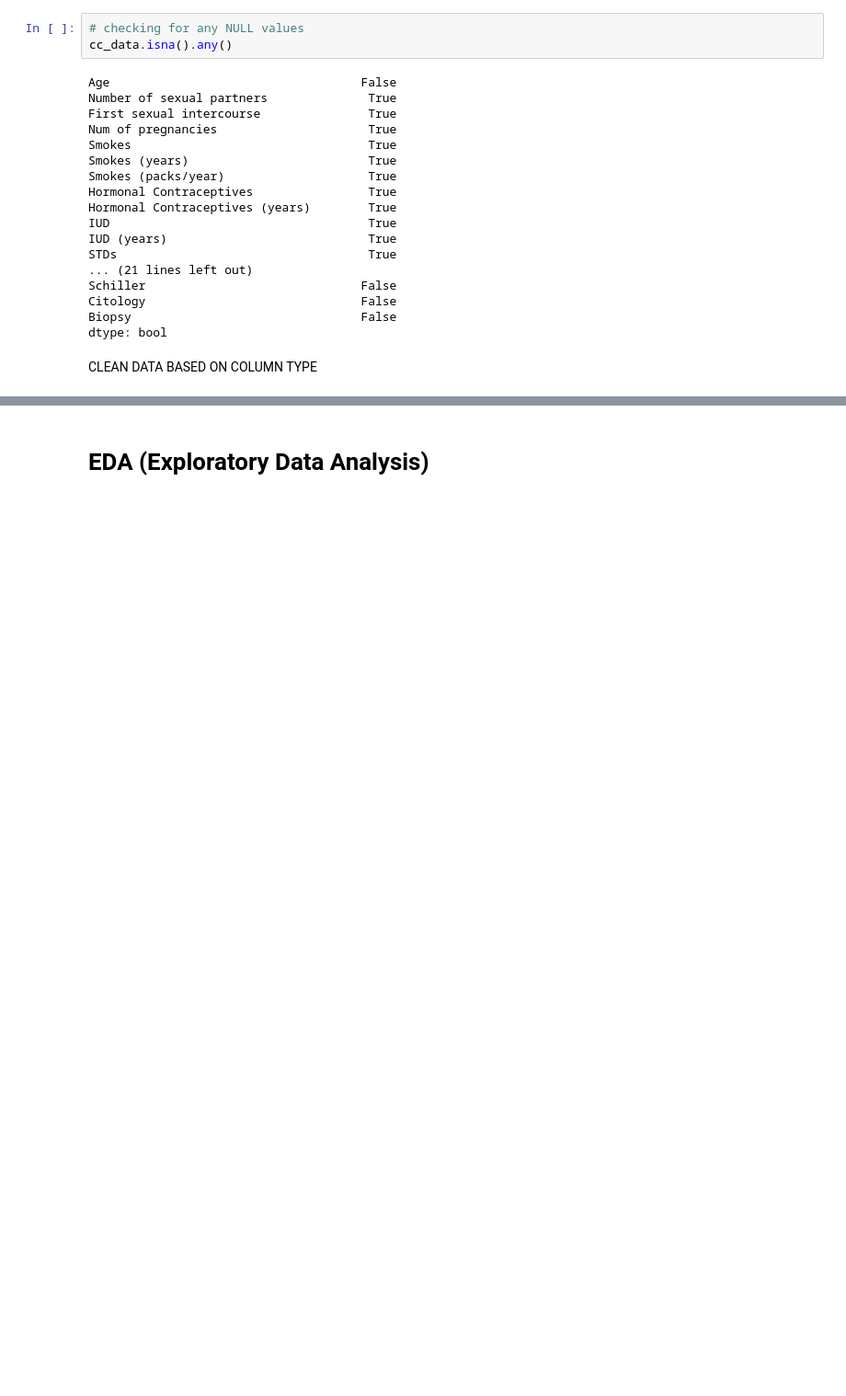
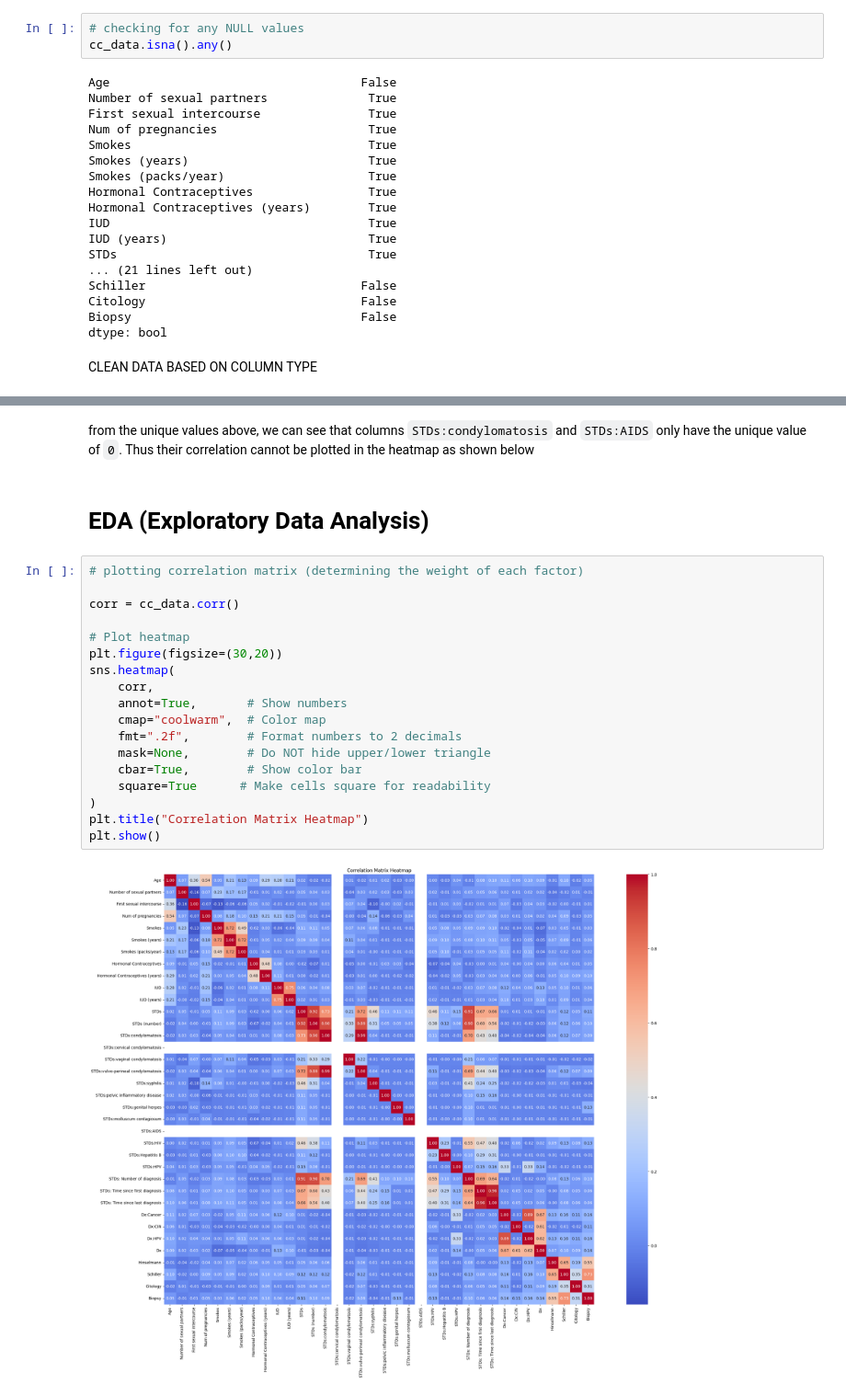
Before and after one commit to chelyn2008/Cervical-Cancer-bioh8ckers, a Jupyter notebook: data_prep_visualisation.ipynb, the cells around one changed output, grey strips where cells are left out. Shown: that part at 92% size. Cells and saved outputs as stored; diff of their text form; blank space fills up the shorter version.

Commit message:
corr matrix

```diff
--- a/data_prep_visualisation.ipynb
+++ b/data_prep_visualisation.ipynb
@@ -151,2 +172,24 @@ Number of duplicated rows:
+# %% [markdown]
+from the unique values above, we can see that columns `STDs:condylomatosis` and `STDs:AIDS` only have the unique value of `0`. Thus their correlation cannot be plotted in the heatmap as shown below
 # %% [markdown]
 # EDA (Exploratory Data Analysis)
+# %%
+# plotting correlation matrix (determining the weight of each factor)
+
+corr = cc_data.corr()
+
+# Plot heatmap
+plt.figure(figsize=(30,20))
+sns.heatmap(
+    corr,
+    annot=True,       # Show numbers
+    cmap="coolwarm",  # Color map
+    fmt=".2f",        # Format numbers to 2 decimals
+    mask=None,        # Do NOT hide upper/lower triangle
+    cbar=True,        # Show color bar
+    square=True      # Make cells square for readability
+)
+plt.title("Correlation Matrix Heatmap")
+plt.show()
+# %% [output]
+[figure, added]
```
Also changed, not shown: parts of 4 cells of this notebook.
